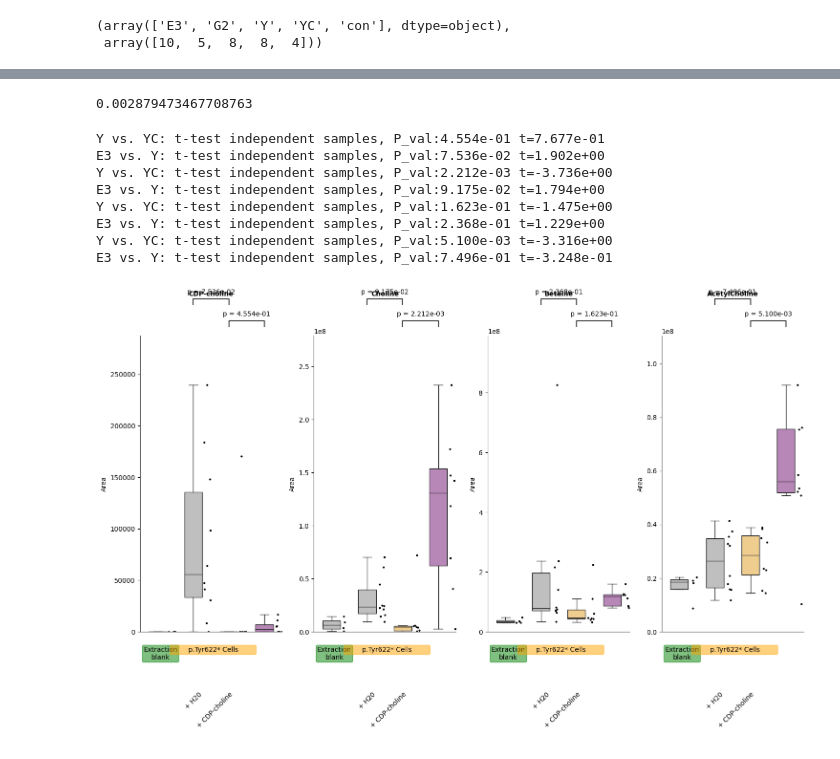
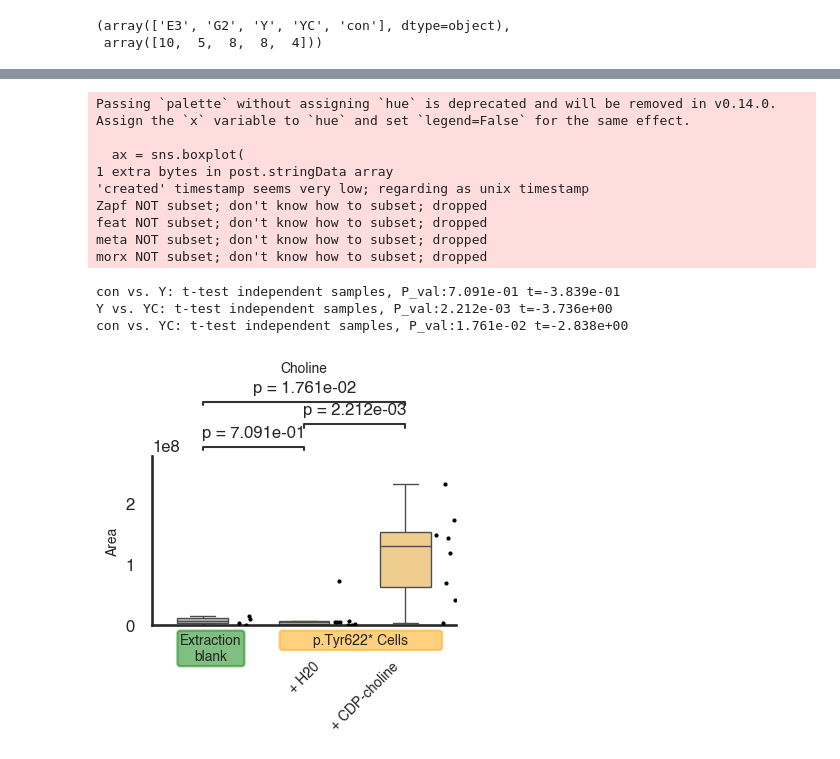
Before and after one commit to djunamay/ABCA7lof2, a Jupyter notebook: analyses/iN_LCMS/metabolomics/SUB15127_media_metabolomics_targeted.ipynb, the cells around one changed output, grey strips where cells are left out. Saved outputs shown, nothing was run; the diff lists cells and outputs as text; code cells hidden in the pictures.

```diff
--- a/analyses/iN_LCMS/metabolomics/SUB15127_media_metabolomics_targeted.ipynb
+++ b/analyses/iN_LCMS/metabolomics/SUB15127_media_metabolomics_targeted.ipynb
@@ -1,3 +18,24 @@
+# %%
+import seaborn as sns
+sns.set_theme(style="white", context="talk")
+import matplotlib as mpl
+# For PDF output:
+mpl.rcParams['pdf.fonttype'] = 42      # 42 = TrueType (editable)
+# For SVG output:
+mpl.rcParams['svg.fonttype'] = 'none'
+
+mpl.rcParams['font.family'] = 'sans-serif'
+mpl.rcParams['font.sans-serif'] = ['Helvetica', 'Arial']
+
+import matplotlib as mpl
+mpl.rcParams.update({
+    'font.size':        12,   # default text size
+    'axes.labelsize':   14,   # x/y label size
+    'xtick.labelsize':  12,   # tick label size
+    'ytick.labelsize':  12,
+    'legend.fontsize':  12,
+    'axes.titlesize':   16,
+})
 # %%
 # import packages
 import numpy as np
@@ -352,9 +375,3 @@ np.unique(df['grp'], return_counts=True)
 # %% [output]
 (array(['E3', 'G2', 'Y', 'YC', 'con'], dtype=object),
  array([10,  5,  8,  8,  4]))
-# %%
-# sig decrease in CDP-choline in p.Tyr622* cells by fisher test
-df['binary'] = df['CDP-choline']>0
-temp = pd.crosstab(df['binary'], df['grp'])
-table = temp[['E3', 'Y']]
-table
@@ -366,12 +377,0 @@ table
-# %%
-
-import pandas as pd
-import numpy as np
-from scipy.stats import fisher_exact
-
-
-# Two-sided Fisher's Exact Test
-oddsratio, p_value = fisher_exact(table, alternative='two-sided')
-p_value
-# %% [output]
-0.002879473467708763
@@ -380,44 +378,47 @@ p_value
 # %%
-# Create a 2x4 grid of subplots
-fig, axes = plt.subplots(1, 4, figsize=(15, 10), sharey=False)
-axes = axes.flatten()  # flatten to iterate easily
-names = ['CDP-choline', 'Choline', 'Betaine', 'AcetylCholine']#'GlycerylPhosphorylCholine', 'PhosphorylCholine']
-colors = {'B': 'green', 'BC': 'green', 'Y': 'orange', 'YC': 'purple'}
-
-colors = {'con':'grey', 'E3':'grey', 'Y': 'orange', 'YC': 'purple'}
+fig, (ax1) = plt.subplots(1, 1, figsize=(4, 5), sharey=False)
+axes = [ax1]
+names = ['Choline']
+colors = {'con':'grey','Y': 'orange', 'YC': 'orange'}
 
 for i, name in enumerate(names):
     ax1 = axes[i]
     plt.sca(ax1)
-    ax1 = plot_boxplot_by_treatment(df, 'grp', name, order=['con', 'E3', 'Y', 'YC'], pairs=( ['Y', 'YC'], ['E3', 'Y']), palette=colors)
+    ax1 = plot_boxplot_by_treatment(df, 'grp', name, order=['con', 'Y', 'YC'], pairs=(['con', 'Y'], ['Y', 'YC'], ['con', 'YC']), palette=colors)
     ax1.set_xticks([])
 
     ax1.text(0.08, -0.05, "Extraction\nblank", ha='center', va='top', transform=ax1.get_xaxis_transform(),
              bbox=dict(boxstyle="round,pad=0.2", fc="green", ec="green", alpha=0.5), fontsize=10)
 
     ax1.text(1.56, -0.05, "        p.Tyr622* Cells        ", ha='center', va='top', transform=ax1.get_xaxis_transform(),
              bbox=dict(boxstyle="round,pad=0.2", fc="orange", ec="orange", alpha=0.5), fontsize=10)
 
     ax1.text(1.6, -0.2, "+ CDP-choline", ha='center', va='top', transform=ax1.get_xaxis_transform(),
              bbox=dict(boxstyle="round,pad=0.2", fc="white", ec="white", alpha=0.5), fontsize=10, rotation=45)
 
     ax1.text(1, -0.2, "+ H20", ha='center', va='top', transform=ax1.get_xaxis_transform(),
              bbox=dict(boxstyle="round,pad=0.2", fc="white", ec="white", alpha=0.5), fontsize=10, rotation=45)
 
     ax1.spines['top'].set_visible(False)
     ax1.spines['right'].set_visible(False)
     ax1.set_ylabel('Area', fontsize=10)
     ax1.set_title(f'{name}', pad=60, fontsize=10, fontweight='bold')
     ax1.set_ylim(0, np.max(df[name])*1.2)
 #axes[0].set_ylabel('Area', fontsize=10)
 plt.tight_layout()
+
+fig.savefig('/Users/djuna/Documents/ABCA7lof2/editorial_paper/main_panels_svgs/ed12/choline_in_cells_lcms.pdf', dpi=300, bbox_inches='tight', )
 # %% [output]
-Y vs. YC: t-test independent samples, P_val:4.554e-01 t=7.677e-01
-E3 vs. Y: t-test independent samples, P_val:7.536e-02 t=1.902e+00
-Y vs. YC: t-test independent samples, P_val:2.212e-03 t=-3.736e+00
-E3 vs. Y: t-test independent samples, P_val:9.175e-02 t=1.794e+00
-Y vs. YC: t-test independent samples, P_val:1.623e-01 t=-1.475e+00
-E3 vs. Y: t-test independent samples, P_val:2.368e-01 t=1.229e+00
-Y vs. YC: t-test independent samples, P_val:5.100e-03 t=-3.316e+00
-E3 vs. Y: t-test independent samples, P_val:7.496e-01 t=-3.248e-01
+Passing `palette` without assigning `hue` is deprecated and will be removed in v0.14.0. Assign the `x` variable to `hue` and set `legend=False` for the same effect.
+
+  ax = sns.boxplot(
+1 extra bytes in post.stringData array
+'created' timestamp seems very low; regarding as unix timestamp
+Zapf NOT subset; don't know how to subset; dropped
+feat NOT subset; don't know how to subset; dropped
+meta NOT subset; don't know how to subset; dropped
+morx NOT subset; don't know how to subset; dropped
+con vs. Y: t-test independent samples, P_val:7.091e-01 t=-3.839e-01
+Y vs. YC: t-test independent samples, P_val:2.212e-03 t=-3.736e+00
+con vs. YC: t-test independent samples, P_val:1.761e-02 t=-2.838e+00
-[figure, old version]
+[figure, new version]
```
Also changed, not shown: parts of 17 cells of this notebook.
